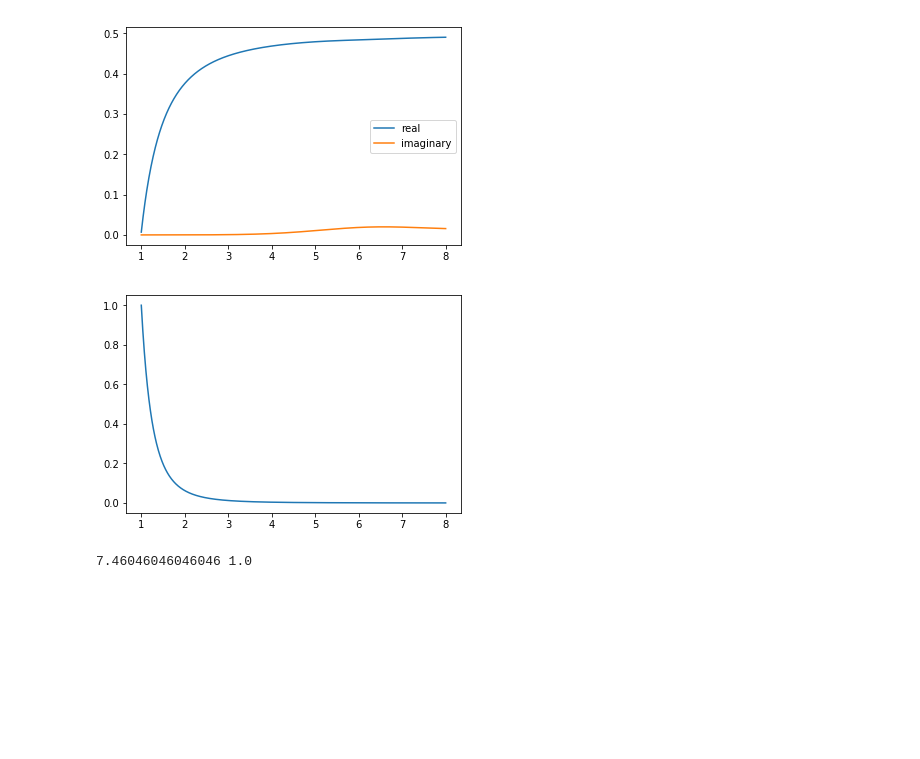
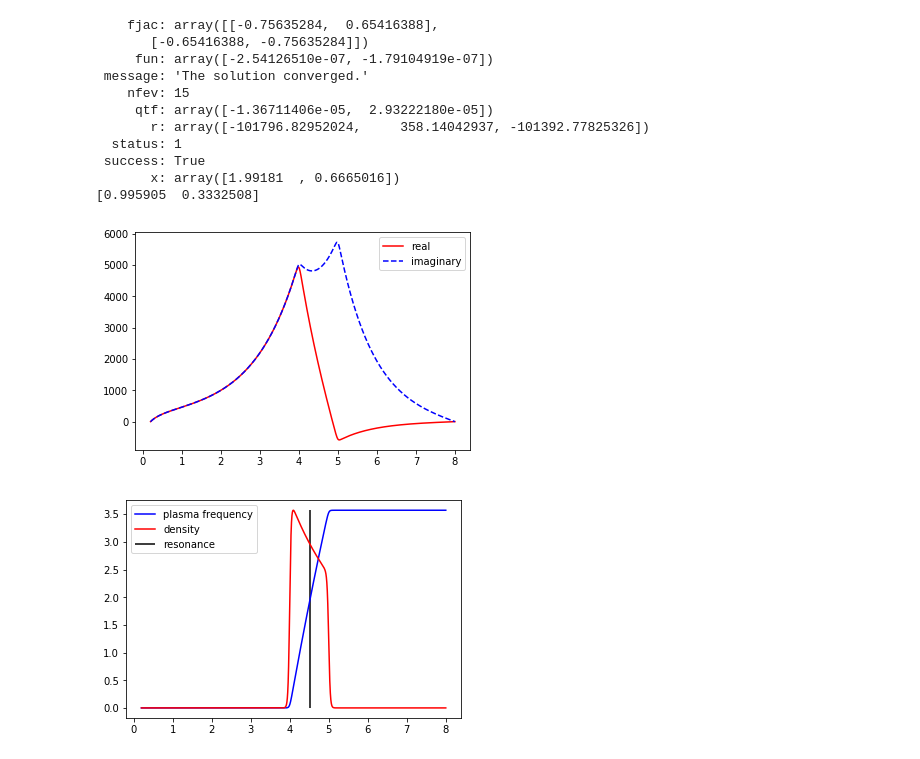
Before and after one commit to PatrickStbr/ZPinchDioctron, a Jupyter notebook: real_shooting.ipynb, the cells around one changed output. Saved outputs shown, nothing was run; the diff lists cells and outputs as text; code cells hidden in the pictures; blank space fills up the shorter version.

```diff
--- a/real_shooting.ipynb
+++ b/real_shooting.ipynb
@@ -141,16 +73,0 @@ def Mi(s, ds, h, dn0_r, in0_r, dn0_i, in0_i, o_r, o_i):
-# %%
-def shooting(s, ds, h, dn0_r, in0_r, dn0_i, in0_i, omega):
-    def fun(omega):
-        data, col, row = Mi(s, ds, h, dn0_r, in0_r, dn0_i, in0_i, omega[0], omega[1])
-        Ai = csc_matrix((data, (row, col)), shape=(len(s), len(s)))
-        data, col, row = Mr(s, ds, h, dn0_r, in0_r, dn0_i, in0_i, omega[0], omega[1])
-        Ar = csc_matrix((data, (row, col)), shape=(len(s), len(s)))
-        fr = np.zeros(len(s))
-        fr[1] = 1
-        fi = np.zeros(len(s))
-        fi[1] = 1
-        phi_i = sla.spsolve(Ai, fi)
-        phi_r = sla.spsolve(Ar, fr)
-        return phi_r[-1], phi_i[-1]
-    Root = root(fun, omega)
-    return(Root)
@@ -234,12 +73,0 @@ print(n0[np.argmin(abs(in0_r-omega[0]))])
-# %%
-plt.plot(s, in0_r, label='real')
-plt.plot(s, in0_i, label='imaginary')
-plt.legend()
-plt.show()
-plt.plot(s, n0)
-plt.show()
-print(s[np.argmax(phi_r)], s[np.argmax(n0)])
-# %% [output]
-[figure, removed]
-[figure, removed]
-7.46046046046046 1.0
@@ -245,0 +101,51 @@ print(s[np.argmax(phi_r)], s[np.argmax(n0)])
+# %%
+bullet = shooting(r, dr, dn0, in0, np.array([1.0, 0.3]))
+print(bullet)
+omega = bullet.x
+
+phi_r = np.zeros(len(r))
+phi_i = np.zeros(len(r))
+phi_r[1] = 1
+phi_i[1] = 1
+for i in range(2, len(r)):
+    drl = ((r[i]-dr/2)/(dr**2*r[i]))
+    drm = -2/dr**2
+    drr = -((dr**2*r[i])/(r[i]+dr/2))
+    diag_real = (dn0[i]*(omega[0]-in0[i]))/(r[i]*((omega[0]-in0[i])**2 + omega[1]**2))
+    diag_imag = (dn0[i]*omega[1])/(r[i]*((omega[0]-in0[i])**2 + omega[1]**2))
+
+    phi_r2 = drl*phi_r[i-2]
+    phi_r1 = (drm + diag_real - 1)*phi_r[i-1] + diag_imag*phi_i[i-1]
+    phi_r[i] = drr*(phi_r2 + phi_r1)
+
+    phi_i2 = drl*phi_i[i-2]
+    phi_i1 = (drm + diag_real - 1)*phi_i[i-1] - diag_imag*phi_r[i-1]
+    phi_i[i] = drr*(phi_i2 + phi_i1)
+
+print(omega/2)
+plt.plot(r, phi_r, "r", label='real')
+plt.plot(r, phi_i, "b", label='imaginary', linestyle='dashed')
+plt.legend()
+plt.show()
+
+i_res = np.argmin(abs(in0-omega[0]))
+
+plt.plot(r, in0, "b", label='plasma frequency')
+plt.plot(r, np.max(in0)*n0/np.max(n0), "r", label='density')
+plt.vlines(r[i_res], np.min(in0), np.max(in0), "k", label='resonance')
+plt.legend()
+plt.show()
+# %% [output]
+    fjac: array([[-0.75635284,  0.65416388],
+       [-0.65416388, -0.75635284]])
+     fun: array([-2.54126510e-07, -1.79104919e-07])
+ message: 'The solution converged.'
+    nfev: 15
+     qtf: array([-1.36711406e-05,  2.93222180e-05])
+       r: array([-101796.82952024,     358.14042937, -101392.77825326])
+  status: 1
+ success: True
+       x: array([1.99181  , 0.6665016])
+[0.995905  0.3332508]
+[figure, added]
+[figure, added]
```
Also changed, not shown: parts of 13 cells of this notebook, 3 other files.
